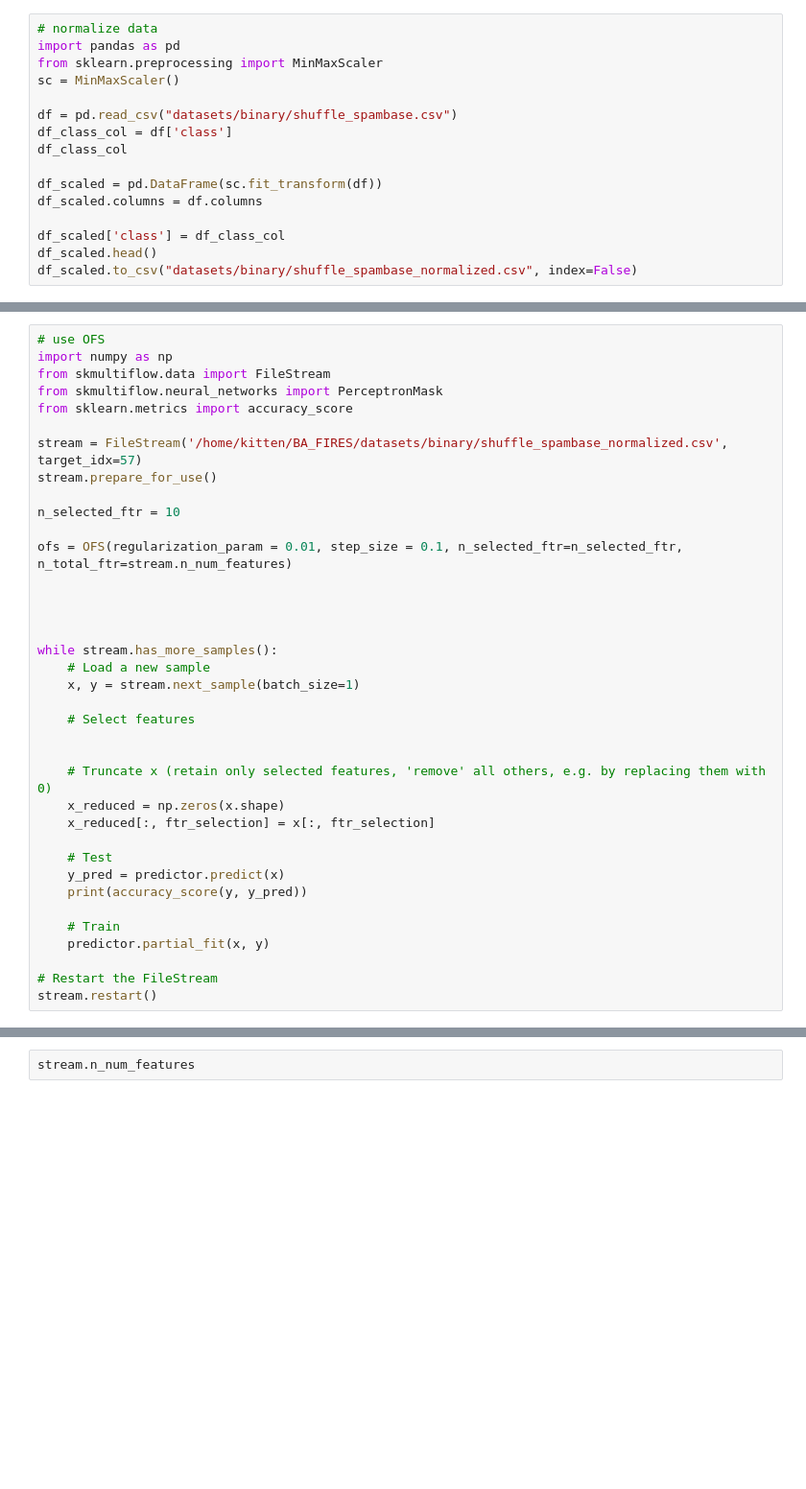
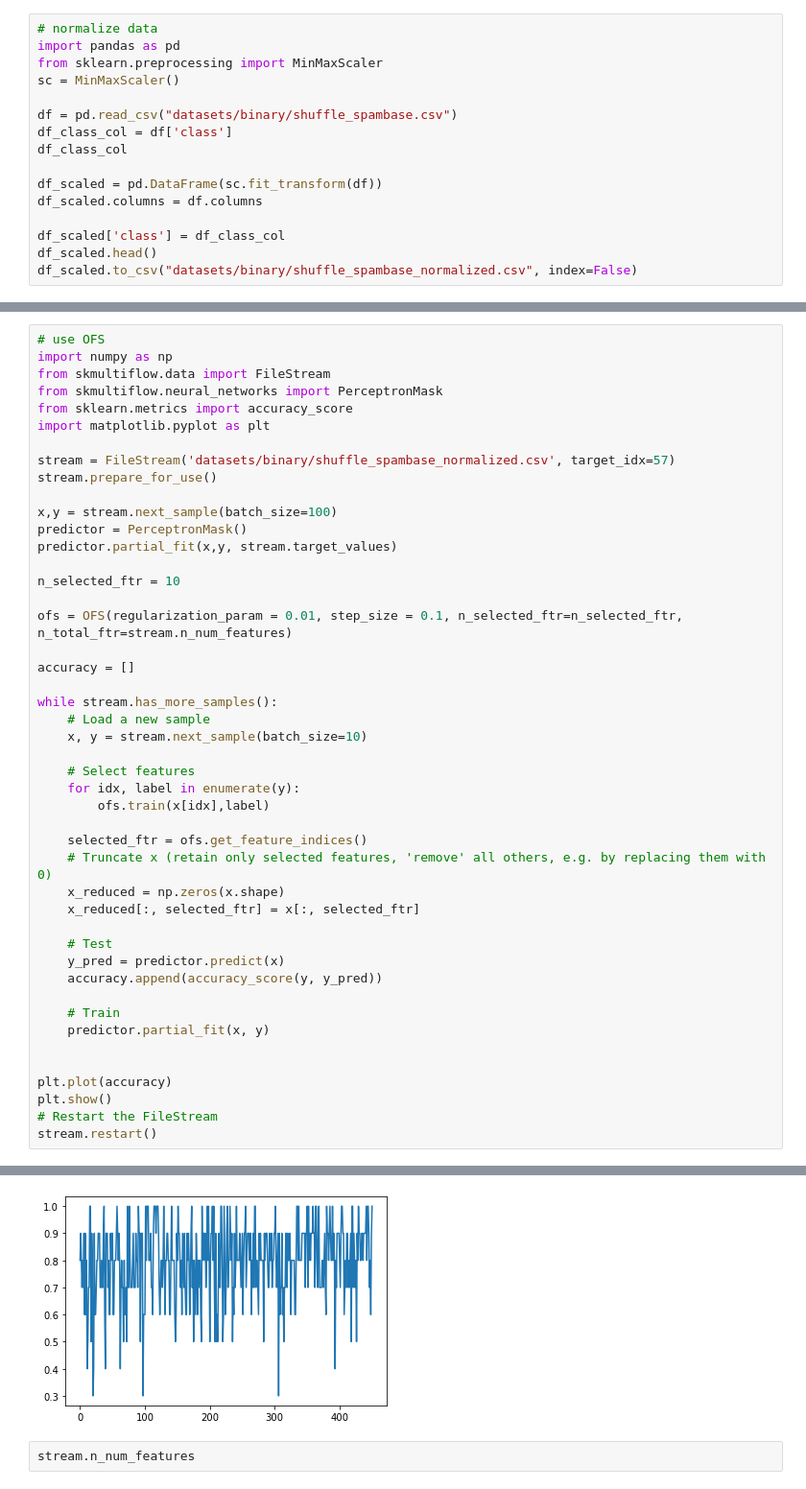
Before and after one commit to JcGKitten/fires, a Jupyter notebook: ofs.ipynb, the cells around one changed output, grey strips where cells are left out. Shown at 96% size. Saved outputs shown, nothing was run; the diff lists cells and outputs as text; blank space fills up the shorter version.

```diff
--- a/ofs.ipynb
+++ b/ofs.ipynb
@@ -61,35 +63,44 @@ import numpy as np
 from skmultiflow.data import FileStream
 from skmultiflow.neural_networks import PerceptronMask
 from sklearn.metrics import accuracy_score
+import matplotlib.pyplot as plt
 
-stream = FileStream('/home/kitten/BA_FIRES/datasets/binary/shuffle_spambase_normalized.csv', target_idx=57)
+stream = FileStream('datasets/binary/shuffle_spambase_normalized.csv', target_idx=57)
 stream.prepare_for_use()
+
+x,y = stream.next_sample(batch_size=100)
+predictor = PerceptronMask()
+predictor.partial_fit(x,y, stream.target_values)
 
 n_selected_ftr = 10
 
 ofs = OFS(regularization_param = 0.01, step_size = 0.1, n_selected_ftr=n_selected_ftr, n_total_ftr=stream.n_num_features)
 
-
-
+accuracy = []
 
 while stream.has_more_samples():
     # Load a new sample
-    x, y = stream.next_sample(batch_size=1)
+    x, y = stream.next_sample(batch_size=10)
 
     # Select features
+    for idx, label in enumerate(y):
+        ofs.train(x[idx],label)
 
-
+    selected_ftr = ofs.get_feature_indices()
     # Truncate x (retain only selected features, 'remove' all others, e.g. by replacing them with 0)
     x_reduced = np.zeros(x.shape)
-    x_reduced[:, ftr_selection] = x[:, ftr_selection]
+    x_reduced[:, selected_ftr] = x[:, selected_ftr]
 
     # Test
     y_pred = predictor.predict(x)
-    print(accuracy_score(y, y_pred))
+    accuracy.append(accuracy_score(y, y_pred))
 
     # Train
     predictor.partial_fit(x, y)
 
+
+plt.plot(accuracy)
+plt.show()
 # Restart the FileStream
 stream.restart()
 # %% [output]
@@ -97,3 +124,4 @@ NameError: name 'ftr_selection' is not defined
+[figure, added]
 # %%
 stream.n_num_features
 # %% [output]
```
Also changed, not shown: parts of 4 cells of this notebook, 2 other files.
